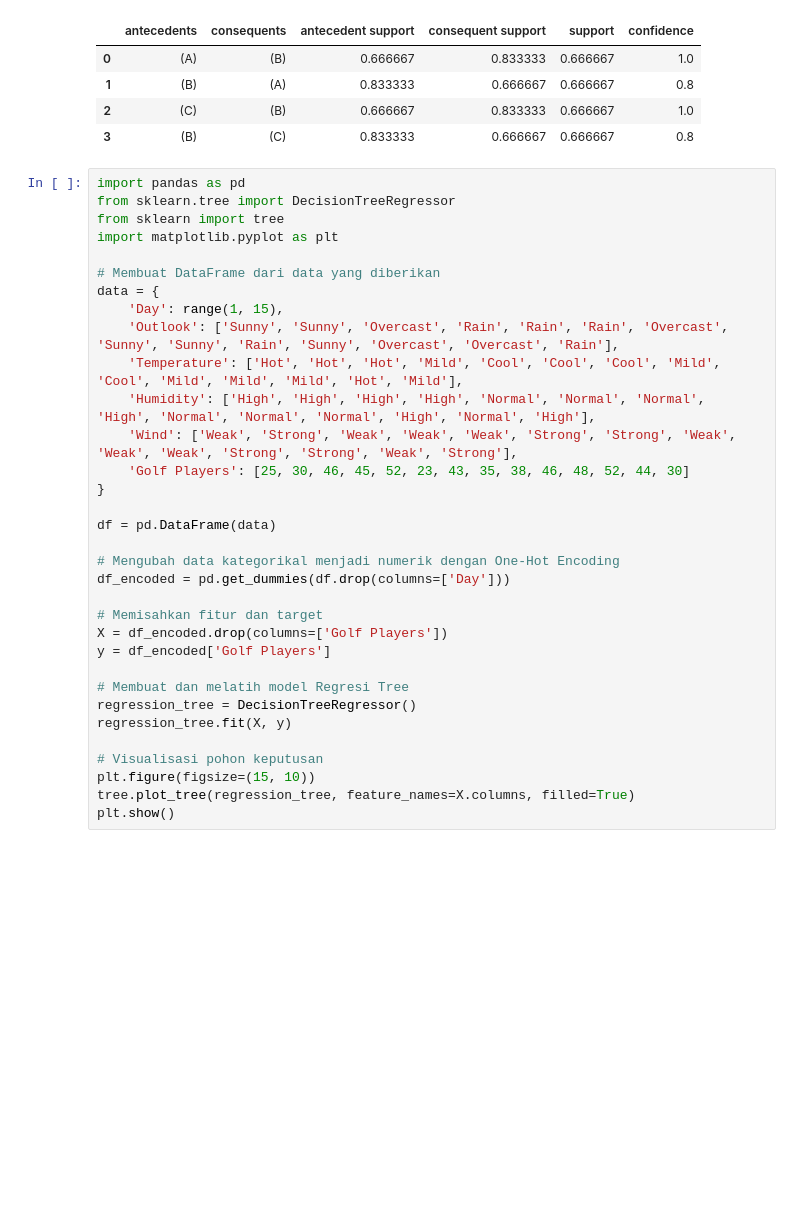
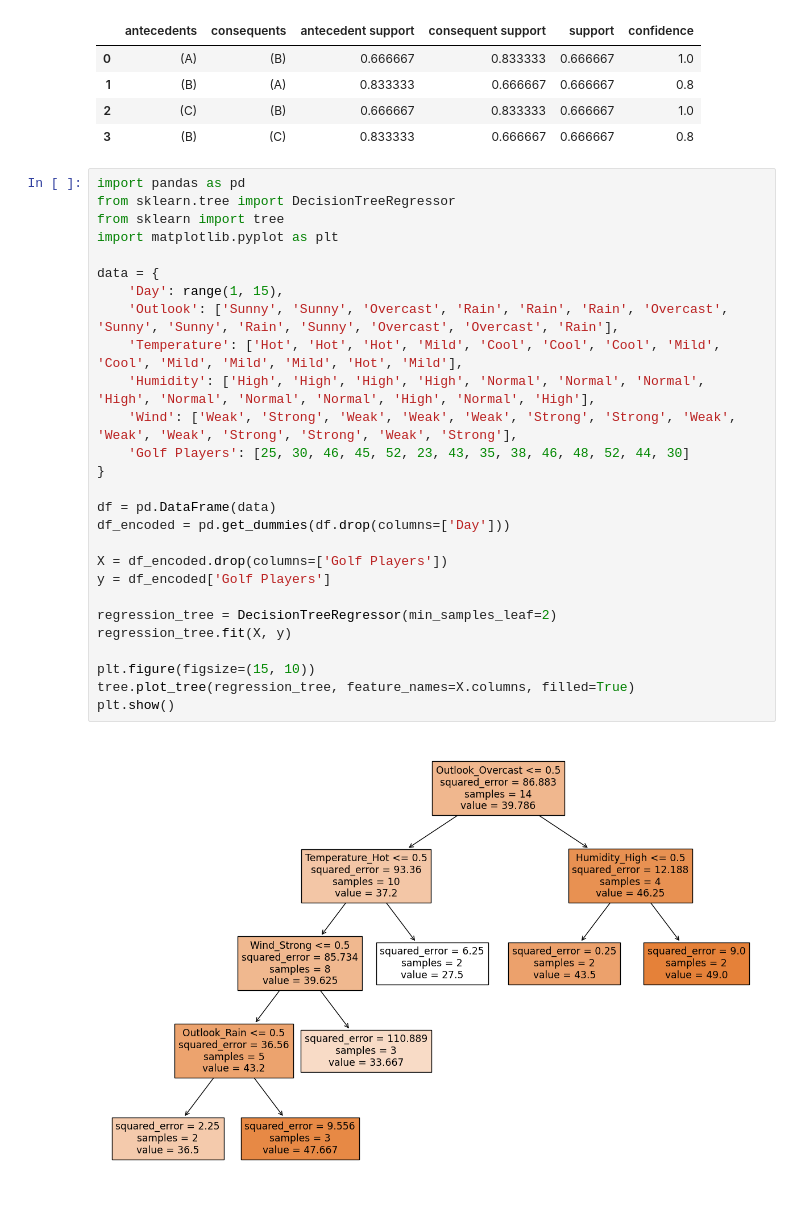
Before and after one commit to Keipatr/DecisionTree-KMeans-Apriori-Analysis, a Jupyter notebook: analisis modul-modul.ipynb, the cells around one changed output. Drawn from its saved outputs; the diff is of its cells as text; blank space fills up the shorter version.

```diff
--- a/analisis modul-modul.ipynb
+++ b/analisis modul-modul.ipynb
@@ -338,33 +338,29 @@ rules
 # %%
 import pandas as pd
 from sklearn.tree import DecisionTreeRegressor
 from sklearn import tree
 import matplotlib.pyplot as plt
 
-# Membuat DataFrame dari data yang diberikan
 data = {
     'Day': range(1, 15),
     'Outlook': ['Sunny', 'Sunny', 'Overcast', 'Rain', 'Rain', 'Rain', 'Overcast', 'Sunny', 'Sunny', 'Rain', 'Sunny', 'Overcast', 'Overcast', 'Rain'],
     'Temperature': ['Hot', 'Hot', 'Hot', 'Mild', 'Cool', 'Cool', 'Cool', 'Mild', 'Cool', 'Mild', 'Mild', 'Mild', 'Hot', 'Mild'],
     'Humidity': ['High', 'High', 'High', 'High', 'Normal', 'Normal', 'Normal', 'High', 'Normal', 'Normal', 'Normal', 'High', 'Normal', 'High'],
     'Wind': ['Weak', 'Strong', 'Weak', 'Weak', 'Weak', 'Strong', 'Strong', 'Weak', 'Weak', 'Weak', 'Strong', 'Strong', 'Weak', 'Strong'],
     'Golf Players': [25, 30, 46, 45, 52, 23, 43, 35, 38, 46, 48, 52, 44, 30]
 }
 
 df = pd.DataFrame(data)
-
-# Mengubah data kategorikal menjadi numerik dengan One-Hot Encoding
 df_encoded = pd.get_dummies(df.drop(columns=['Day']))
 
-# Memisahkan fitur dan target
 X = df_encoded.drop(columns=['Golf Players'])
 y = df_encoded['Golf Players']
 
-# Membuat dan melatih model Regresi Tree
-regression_tree = DecisionTreeRegressor()
+regression_tree = DecisionTreeRegressor(min_samples_leaf=2)
 regression_tree.fit(X, y)
 
-# Visualisasi pohon keputusan
 plt.figure(figsize=(15, 10))
 tree.plot_tree(regression_tree, feature_names=X.columns, filled=True)
 plt.show()
+# %% [output]
+[figure, added]
```
